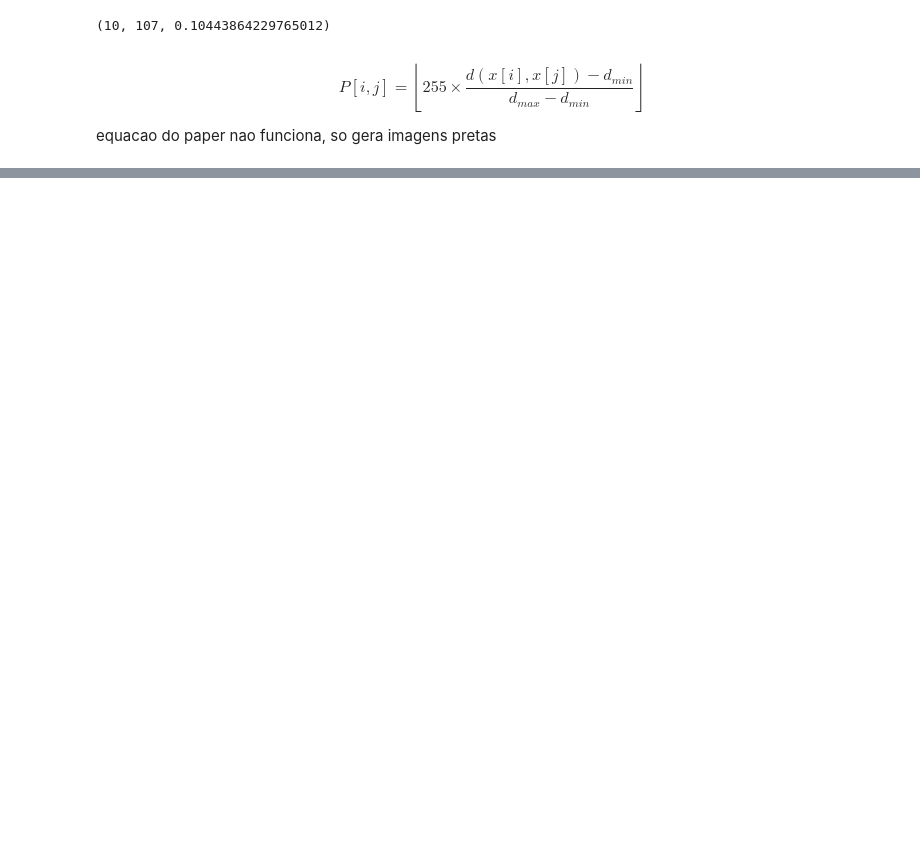
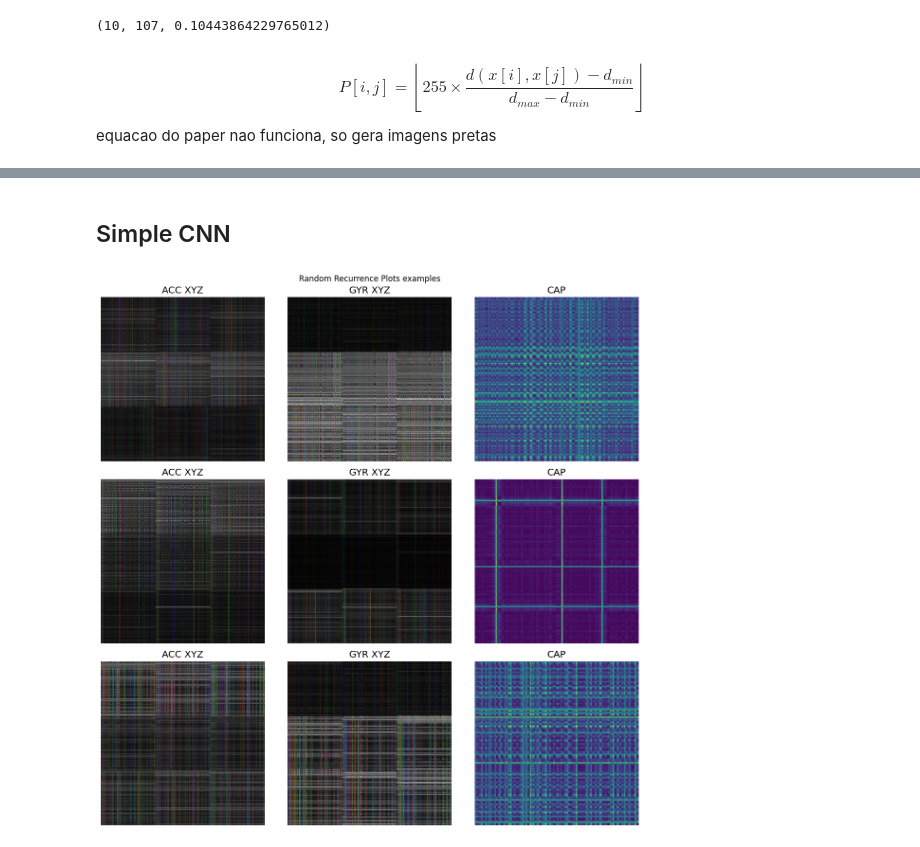
Before and after one commit to Arthur-Salles/mc855-recgym, a Jupyter notebook: src/rec_plots.ipynb, the cells around one changed output, grey strips where cells are left out. Drawn from its saved outputs; the diff is of its cells as text; code cells hidden in the pictures; blank space fills up the shorter version.

Commit message:
adicionando files do recurrence plots

```diff
--- a/src/rec_plots.ipynb
+++ b/src/rec_plots.ipynb
@@ -174,10 +274,0 @@ ts_data = Ts2RecurrencePlot(ft['train_data'], fy['train_data'])
-# %%
-(acc_rp, gyr_rp, cap), y = ts_data[0]
-
-plt.imshow(acc_rp.reshape(224, 224, -1))
-plt.show()
-plt.imshow(gyr_rp.reshape(224, 224, -1))
-plt.show()
-
-
-plt.imshow(cap.reshape(224, 224, -1))
@@ -188,0 +317,45 @@ plt.imshow(cap.reshape(224, 224, -1))
+# %% [markdown]
+## Simple CNN
+# %%
+simple_dataset_train = Ts2RecurrencePlot(ft['train_data'], fy['train_data'], output=224)
+simple_dataset_val = Ts2RecurrencePlot(ft['validation_data'], fy['validation_data'], output=224)
+simple_dataset_test = Ts2RecurrencePlot(ft['test_data'], fy['test_data'], output=224)
+
+dl = DataLoader(simple_dataset_train, batch_size=24, shuffle=True)
+d_val = DataLoader(simple_dataset_val, batch_size=len(ft['validation_data']), shuffle=False)
+d_test = DataLoader(simple_dataset_test, batch_size=len(ft['test_data']), shuffle=False)
+# %%
+def get_sample_imgs(dataset):
+
+    sample_idx = np.random.randint(0, len(dataset))
+    img, y = dataset[sample_idx]
+    return img, y
+
+def plot_samples(dataset, size):
+
+    samples = [get_sample_imgs(dataset) for i in range(3)]
+    fig, axs = plt.subplots(3,3, figsize=(12,12))
+
+    fig.suptitle("Random Recurrence Plots examples")
+
+    for inx, (x, y) in enumerate(samples):
+        axs[inx, 0].imshow(x[:3].reshape(224, 224, 3))
+        axs[inx, 1].imshow(x[3:6].reshape(224, 224, 3))
+        axs[inx, 2].imshow(x[6].reshape(224, 224,1))
+        axs[inx, 0].axis('off')
+        axs[inx, 1].axis('off')
+        axs[inx, 2].axis('off')
+        axs[inx, 0].set_title('ACC XYZ')
+        axs[inx, 1].set_title('GYR XYZ')
+        axs[inx, 2].set_title('CAP')
+
+
+
+
+    fig.tight_layout()
+
+
+
+plot_samples(simple_dataset_train, size = 224)
+# %% [output]
+[figure, added]
```
Also changed, not shown: parts of 24 cells of this notebook, 4 other files.
